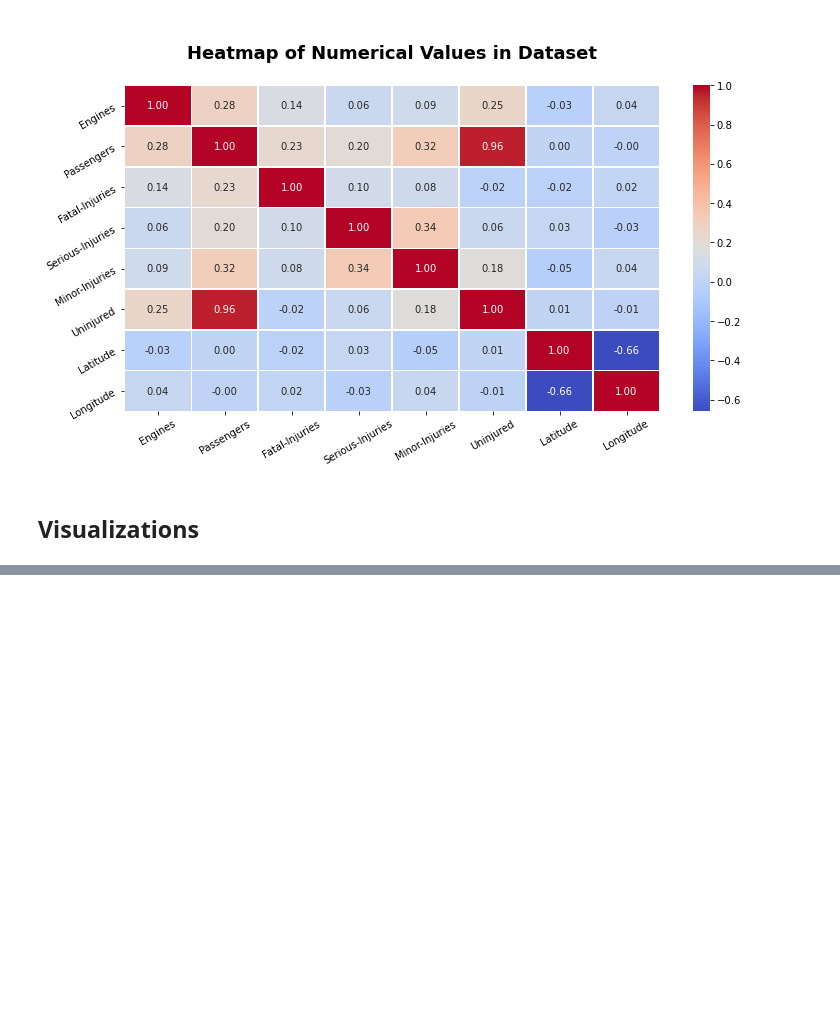
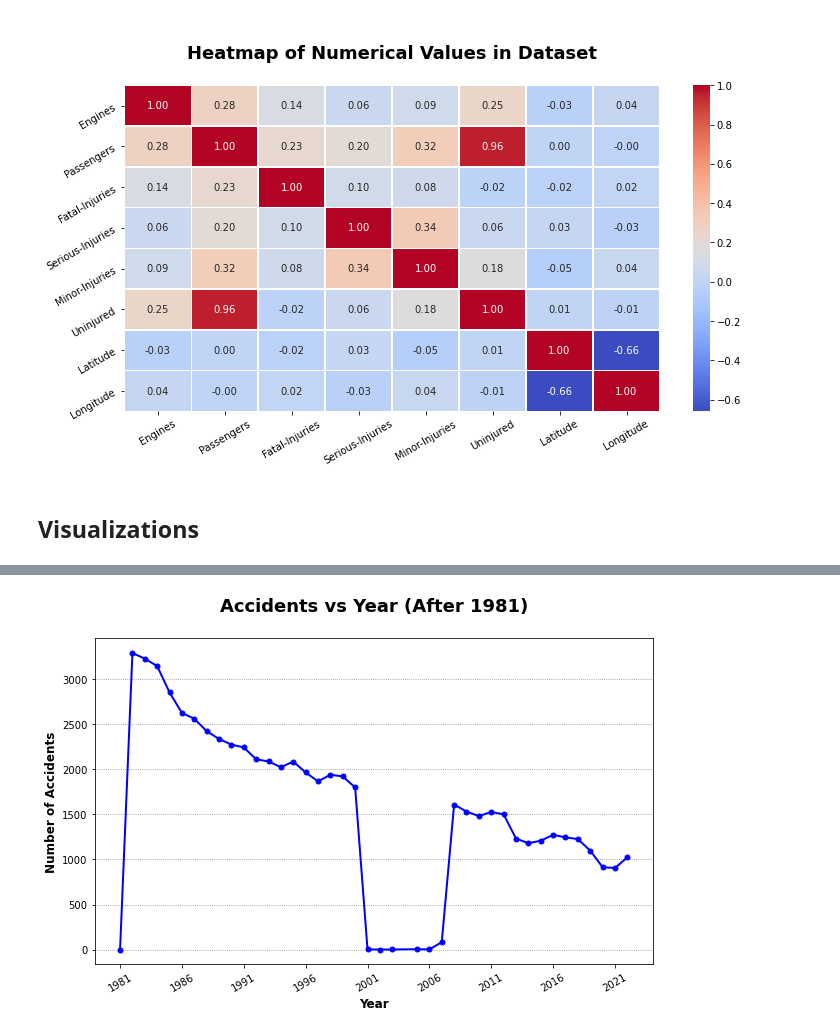
Before and after one commit to rurigi-waweru/dsfpt10-p1-dsc-phase-1-project, a Jupyter notebook: index.ipynb, the cells around one changed output, grey strips where cells are left out. Saved outputs shown, nothing was run; the diff lists cells and outputs as text; code cells hidden in the pictures; blank space fills up the shorter version.

```diff
--- a/index.ipynb
+++ b/index.ipynb
@@ -1001,0 +1148,31 @@ plt.show();
+# %%
+# Step 2: Filter for years before 1981
+df_filter = df[df['Date'].dt.year >= 1981]
+
+# Step 3: Group by 'Year' and count the accidents per year
+accidents_per_year = df_filter.groupby(df_filter['Date'].dt.year).size()
+
+# Step 4: Plot a line graph
+plt.figure(figsize=(10, 6))
+plt.plot(accidents_per_year.index, accidents_per_year.values, marker='o', color='b', linestyle='-', linewidth=2, markersize=5)
+plt.title('Accidents vs Year (After 1981)\n',
+          fontsize = 18,
+          fontweight = 'bold'
+          )
+plt.xlabel('Year',
+          fontsize = 12,
+          fontweight = 'bold'
+          )
+plt.ylabel('Number of Accidents',
+          fontsize = 12,
+          fontweight = 'bold'
+          )
+# Show only the y-axis grid with dotted lines
+plt.grid(axis='y', linestyle=':', color='gray')  # Dotted grid for y-axis
+# Set x-ticks every 5 years
+plt.xticks(range(min(accidents_per_year.index), max(accidents_per_year.index) + 1, 5))
+# rotation
+plt.xticks(rotation=30)
+plt.show();
+# %% [output]
+[figure, added]
```
Also changed, not shown: parts of 28 cells of this notebook, 1 other file.
